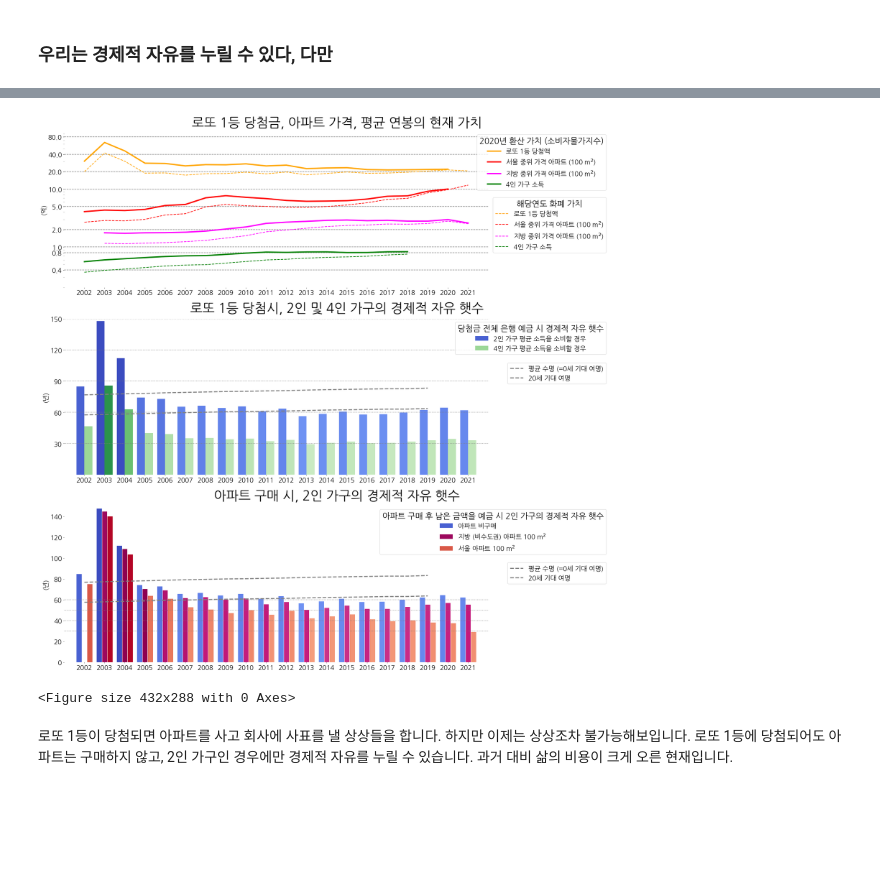
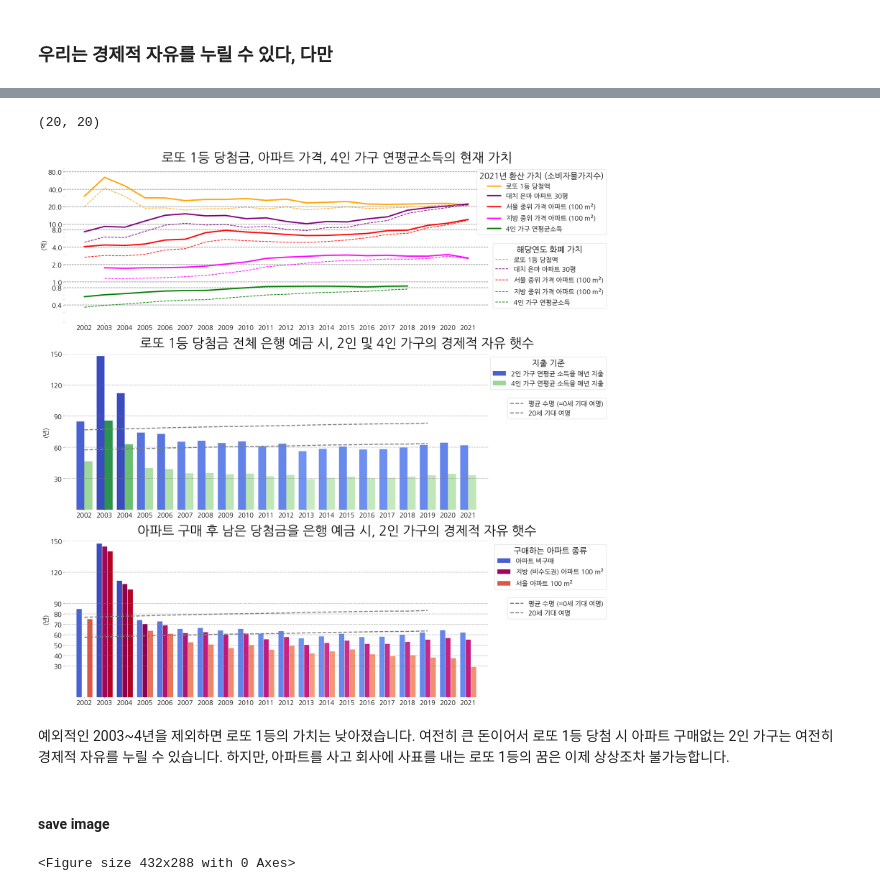
Before and after one commit to tackgeun/soprize, a Jupyter notebook: 210502_Lotto_Index/Lotto-Index.ipynb, the cells around one changed output, grey strips where cells are left out. Cells and saved outputs as stored; diff of their text form; code cells hidden in the pictures; blank space fills up the shorter version.

```diff
--- a/210502_Lotto_Index/Lotto-Index.ipynb
+++ b/210502_Lotto_Index/Lotto-Index.ipynb
@@ -94 +98,6 @@ Lprize = np.asarray(Lprize)/10000 # (원 >> 만원)
+# %%
+# (2002 ~ 2020) and (2021 as 0)
+inf_rate = [2.8,3.5,3.6,2.8,2.2,2.5,4.7,2.8,2.9,4.0,2.2,1.3,1.3,0.7,1.0,1.9,1.5,0.4,0.5,0.0]
+inf_rate_mult = np.cumprod(1+np.array(inf_rate)/100)
+inv_inf_rate_mult = np.flip(inf_rate_mult)
 # %% [markdown]
@@ -541,3 +290,7 @@ len(range(2002,2021)), len(inv_inf_rate_mult), len(Lprize), len(Apt_year_0), len
+# %%
+len(Lprize), len(inv_inf_rate_mult)
+# %% [output]
+(20, 20)
 # %%
 fig = plt.figure(figsize=(30,30))
 
@@ -553,33 +306,34 @@ for _pos in ['top', 'bottom', 'left', 'right']:
     ax.spines[_pos].set_visible(False)
 
 # solid lines for converted price at 2020
-legend1_text = ['로또 1등 당첨액', '서울 중위 가격 아파트 (100 m$^2$)', '지방 중위 가격 아파트 (100 m$^2$)', '4인 가구 소득']
-s1, = plt.plot(range(2002,2021), Lprize[0:-1] * inv_inf_rate_mult/10000, linewidth=4, color='orange')
-s2, = plt.plot(range(2002,2021), Apt_year_0[0:len(inv_inf_rate_mult)] * inv_inf_rate_mult/10000, linewidth=4, color='red')
-s3, = plt.plot(range(2003,2022), Apt_year_2[0:len(inv_inf_rate_mult)] * inv_inf_rate_mult/10000, linewidth=4, color='magenta')
-s4, = plt.plot(range(2002,2019), Hincome_year * inv_inf_rate_mult[0:len(Hincome_year)]/10000, linewidth=4, color='g')
-s_lines = [s1,s2,s3,s4]
+legend_text = ['로또 1등 당첨액', '대치 은마 아파트 30평', '서울 중위 가격 아파트 (100 m$^2$)', '지방 중위 가격 아파트 (100 m$^2$)', '4인 가구 연평균소득']
+s1, = plt.plot(range(2002,2022), Lprize * inv_inf_rate_mult/10000, linewidth=4, color='orange')
+s2, = plt.plot(range(2002,2022), Eunma * inv_inf_rate_mult/10000, linewidth=4, color='purple')
+s3, = plt.plot(range(2002,2022), Apt_year_0 * inv_inf_rate_mult/10000, linewidth=4, color='red')
+s4, = plt.plot(range(2003,2022), Apt_year_2 * inv_inf_rate_mult[1:]/10000, linewidth=4, color='magenta')
+s5, = plt.plot(range(2002,2019), Hincome_year * inv_inf_rate_mult[0:len(Hincome_year)]/10000, linewidth=4, color='g')
+s_lines = [s1,s2,s3,s4,s5]
 
 # dashed lines for price at each year
-legend2_text = ['로또 1등 당첨액', '서울 중위 가격 아파트 (100 m$^2$)', '지방 중위 가격 아파트 (100 m$^2$)', '4인 가구 소득']
 d1, = plt.plot(range(2002,2022), Lprize/10000, '--', linewidth=2, color='orange')
-d2, = plt.plot(range(2002,2022), Apt_year_0/10000, '--', linewidth=2, color='red')
-d3, = plt.plot(range(2003,2022), Apt_year_2/10000, '--', linewidth=2, color='magenta')
-d4, = plt.plot(range(2002,2019), Hincome_year/10000, '--', linewidth=2, color='g')
+d2, = plt.plot(range(2002,2022), Eunma /10000, '--', linewidth=2, color='purple')
+d3, = plt.plot(range(2002,2022), Apt_year_0/10000, '--', linewidth=2, color='red')
+d4, = plt.plot(range(2003,2022), Apt_year_2/10000, '--', linewidth=2, color='magenta')
+d5, = plt.plot(range(2002,2019), Hincome_year/10000, '--', linewidth=2, color='g')
 #d5, = plt.plot(range(2002,2019), Hincome_year_2member/100, '--', linewidth=2, color='cyan')
-d_lines = [d1,d2,d3,d4]
+d_lines = [d1,d2,d3,d4,d5]
 
 # horizontal lines
-yticks_list = [0.4, 0.8, 1, 2, 5, 10, 20, 40, 80]
+yticks_list = [0.4, 0.8, 1, 2, 4, 8, 10, 20, 40, 80]
 for i in yticks_list:
     plt.hlines(i, 2001, 2022, colors='gray', linestyles='--')
 
 plt.xlim(2001,2028)
 plt.ylim(2*10**-1, 10**2)
-legend1_1 = ax.legend(s_lines, legend1_text, fontsize=20, title_fontsize=25, title='2020년 환산 가치 (소비자물가지수)',
+legend1_1 = ax.legend(s_lines, legend_text, fontsize=20, title_fontsize=25, title='2021년 환산 가치 (소비자물가지수)',
                     loc='upper right')#, bbox_to_anchor=(1.25, 1))
-legend1_2 = ax.legend(d_lines, legend2_text, fontsize=20, title_fontsize=25, title='해당연도 화폐 가치',
-                    loc='center right', bbox_to_anchor=(1, 0.4))
+legend1_2 = ax.legend(d_lines, legend_text, fontsize=20, title_fontsize=25, title='해당연도 화폐 가치',
+                    loc='center right', bbox_to_anchor=(1, 0.3))
 
 plt.gca().add_artist(legend1_1)
 
@@ -587,7 +341,7 @@ plt.xticks(range(2002,2022), fontsize=20, backgroundcolor='white')
 plt.yticks(yticks_list, fontsize=20)
 plt.ylabel('(억)', fontsize=20)
 #plt.title('로또 1등 당첨금의 가치는 하락세, 아파트 가격와 평균 연봉은 상승세', fontsize=40, pad=15)
-plt.title('로또 1등 당첨금, 아파트 가격, 평균 연봉의 현재 가치', fontsize=40, pad=15)
+plt.title('로또 1등 당첨금, 아파트 가격, 4인 가구 연평균소득의 현재 가치', fontsize=40, pad=15)
 #ax.yaxis.set_minor_formatter(ScalarFormatter())
 
 #####################################
@@ -601,13 +355,13 @@ for _pos in ['top', 'bottom', 'left', 'right']:
 
 f1 = plt.bar(bar - width/2, labor_free_year_2member, width, color=my_cmap(rescale_blue(labor_free_year_2member)))
 f2 = plt.bar(bar + width/2, labor_free_year, width, color=green_cmap(rescale_green(labor_free_year)))
-labor_free_text = ['2인 가구 평균 소득을 소비할 경우', '4인 가구 평균 소득을 소비할 경우']
+labor_free_text = ['2인 가구 연평균 소득을 매년 지출', '4인 가구 연평균 소득을 매년 지출']
 
 e1, = plt.plot(range(2002,2020), expected_life, '--', linewidth=3, color='gray')
 e2, = plt.plot(range(2002,2020), expected_life_at20, '--', linewidth=3, color='gray')
 life_text = ['평균 수명 (=0세 기대 여명)', '20세 기대 여명']
 
-legend2_1 = ax.legend([f1, f2], labor_free_text, fontsize=20, title='당첨금 전체 은행 예금 시 경제적 자유 햇수', title_fontsize=25,
+legend2_1 = ax.legend([f1, f2], labor_free_text, fontsize=20, title='지출 기준', title_fontsize=25,
                       loc='upper right',)
 legend2_2 = ax.legend([e1, e2], life_text, fontsize=20, loc='center right', bbox_to_anchor=(1.0,0.65))
 
@@ -623,48 +377,51 @@ plt.xticks(range(2002,2022), fontsize=20, backgroundcolor='white')
 plt.yticks([30, 60, 90, 120, 150], fontsize=20, backgroundcolor='white')
 plt.ylabel('(년)', fontsize=20)
 #ax.set_title('로또 1등에 당첨되면, 아직까지도 2인 가구는 소비만 하면서 경제적 자유를 누릴 수 있다!', fontsize=40, backgroundcolor='white', pad=20)
-ax.set_title('로또 1등 당첨시, 2인 및 4인 가구의 경제적 자유 햇수', fontsize=40, backgroundcolor='white', pad=20)
+ax.set_title('로또 1등 당첨금 전체 은행 예금 시, 2인 및 4인 가구의 경제적 자유 햇수', fontsize=40, backgroundcolor='white', pad=20)
 
 ##################################
 # 3. 아파트 구매 여부에 따른 경제적 자유 햇수
 ##################################
 
 ax = plt.subplot(3, 1, 3)
 for _pos in ['top', 'bottom', 'left', 'right']:
     ax.spines[_pos].set_visible(False)
 
 a1 = plt.bar(bar - width/1.5, labor_free_year_2member, width/3*1.9, color=my_cmap(rescale_blue(labor_free_year_2member)))
 a2 = plt.bar(bar[1:len(bar)], labor_free_rural, width/3*1.9, color=magenta_cmap(rescale_magenta(labor_free_year)))
 a3 = plt.bar(bar + width/1.5, labor_free_seoul, width/3*1.9, color=my_cmap(rescale_red(labor_free_year)))
 labor_free_text = ['아파트 비구매', '지방 (비수도권) 아파트 100 m$^2$', '서울 아파트 100 m$^2$']
 
 e1, = plt.plot(range(2002,2020), expected_life, '--', linewidth=3, color='gray')
 e2, = plt.plot(range(2002,2020), expected_life_at20, '--', linewidth=3, color='gray')
 life_text = ['평균 수명 (=0세 기대 여명)', '20세 기대 여명']
 
-legend2_1 = ax.legend([a1, a2, a3], labor_free_text, fontsize=20, title='아파트 구매 후 남은 금액을 예금 시 2인 가구의 경제적 자유 햇수', title_fontsize=25,
+legend2_1 = ax.legend([a1, a2, a3], labor_free_text, fontsize=20, title='구매하는 아파트 종류', title_fontsize=25,
                       loc='upper right',)
 legend2_2 = ax.legend([e1, e2], life_text, fontsize=20, loc='center right', bbox_to_anchor=(1.0,0.57))
 
 # horizontal lines
-for val in [30, 40, 50, 60]:
+yticks3 = [30, 40, 50, 60, 70, 80, 90, 120, 150]
+for val in yticks3:
     plt.hlines(val, 2001, 2022, colors='gray', linestyles='dotted')
 
 plt.gca().add_artist(legend2_1)
 
 plt.xlim([2001,2028])
 plt.ylim([0, 150])
 plt.xticks(range(2002,2022), fontsize=20, backgroundcolor='white')
-plt.yticks(fontsize=20, backgroundcolor='white')
+plt.yticks(yticks3, fontsize=20, backgroundcolor='white')
 plt.ylabel('(년)', fontsize=20)
-ax.set_title('아파트 구매 시, 2인 가구의 경제적 자유 햇수', fontsize=40, backgroundcolor='white', pad=20)
+ax.set_title('아파트 구매 후 남은 당첨금을 은행 예금 시, 2인 가구의 경제적 자유 햇수', fontsize=40, backgroundcolor='white', pad=20)
 plt.show()
 # %% [output]
-[figure, old version]
+[figure, new version]
+# %% [markdown]
+예외적인 2003~4년을 제외하면 로또 1등의 가치는 낮아졌습니다. 여전히 큰 돈이어서 로또 1등 당첨 시 아파트 구매없는 2인 가구는 여전히 경제적 자유를 누릴 수 있습니다. 하지만, 아파트를 사고 회사에 사표를 내는 로또 1등의 꿈은 이제 상상조차 불가능합니다.
+# %% [markdown]
+#### save image
 # %%
 plt.tight_layout()
 fig.savefig('compiled_image.png')
 # %% [output]
 <Figure size 432x288 with 0 Axes>
-# %% [markdown]
-로또 1등이 당첨되면 아파트를 사고 회사에 사표를 낼 상상들을 합니다. 하지만 이제는 상상조차 불가능해보입니다. 로또 1등에 당첨되어도 아파트는 구매하지 않고, 2인 가구인 경우에만 경제적 자유를 누릴 수 있습니다. 과거 대비 삶의 비용이 크게 오른 현재입니다.
```
Also changed, not shown: parts of 20 cells of this notebook, 2 other files.
